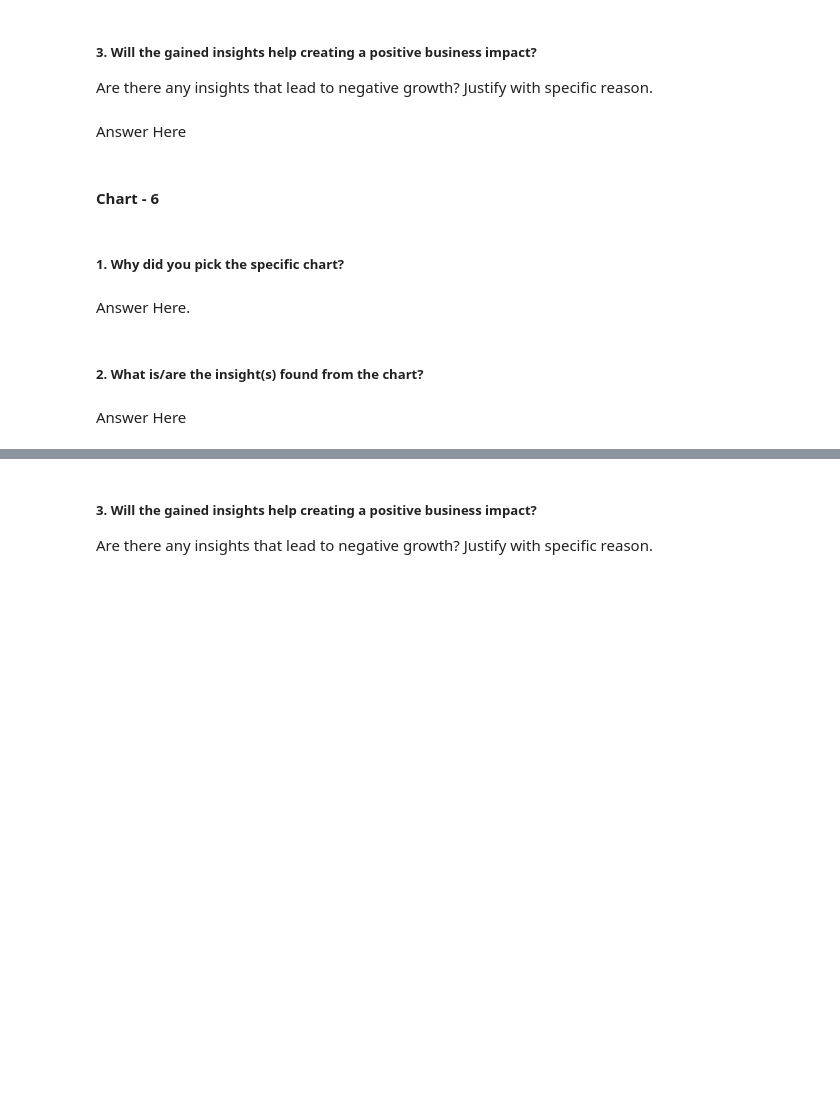
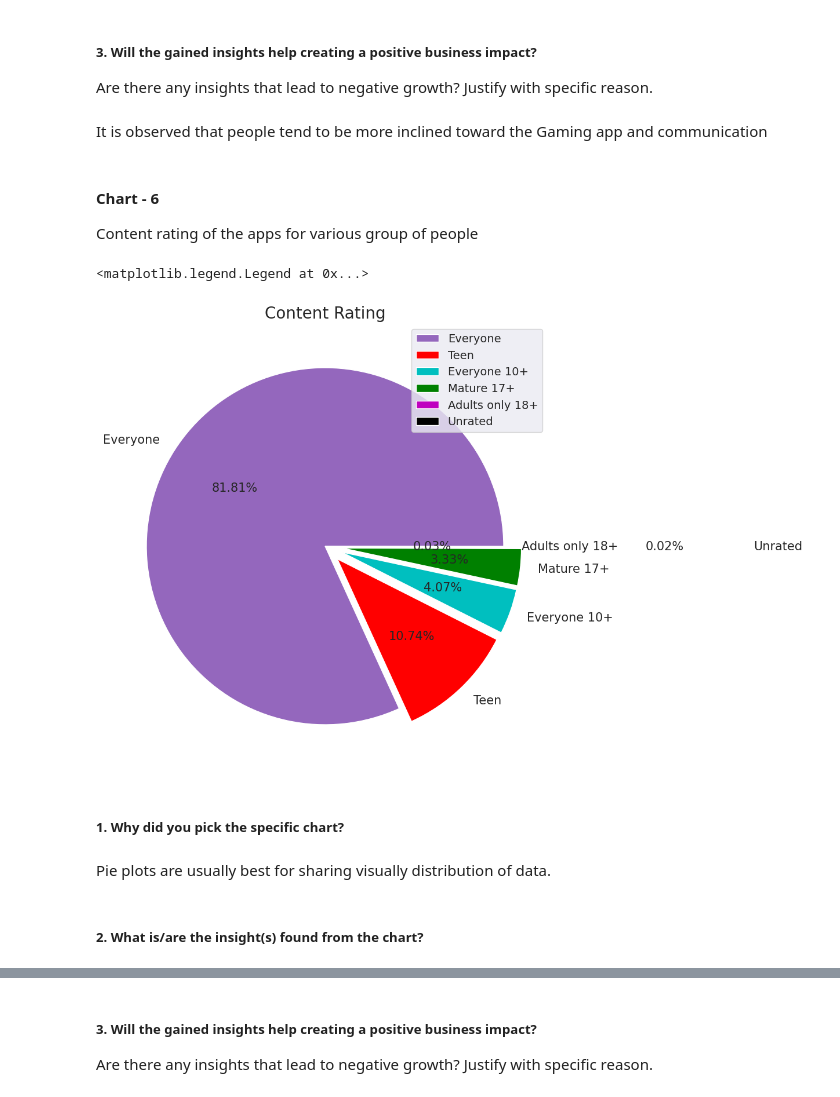
Before and after one commit to lukedanieldone/Play-Store-EDA, a Jupyter notebook: Playstore_EDA_Analysis.ipynb, the cells around one changed output, grey strips where cells are left out. Saved outputs shown, nothing was run; the diff lists cells and outputs as text; code cells hidden in the pictures; blank space fills up the shorter version.

```diff
--- a/Playstore_EDA_Analysis.ipynb
+++ b/Playstore_EDA_Analysis.ipynb
@@ -621,7 +633,3 @@ Answer Here
 # %% [markdown]
 ##### 3. Will the gained insights help creating a positive business impact?
 Are there any insights that lead to negative growth? Justify with specific reason.
-# %% [markdown]
-Answer Here
-# %% [markdown]
-#### Chart - 6
@@ -630,8 +636,27 @@ Answer Here
+# %% [markdown]
+It is observed that people tend to be more inclined toward the Gaming app and communication
+# %% [markdown]
+#### Chart - 6
+Content rating of the apps for various group of people
+# %%
+# Chart - 6 visualization code
+ # Content rating of the apps for diff age group of people
+data = df['Content Rating'].value_counts()
+labels = ['Everyone', 'Teen', 'Everyone 10+', 'Mature 17+','Adults only 18+', 'Unrated']
+
+#create pie chart
+plt.figure(figsize=(10,10))
+explode=(0,0.1,0.1,0.1,0.0,1.3)
+colors = ['C4', 'r', 'c', 'g', 'm', 'k']
+plt.pie(data, labels = labels, colors = colors, autopct='%.2f%%',explode=explode,textprops={'fontsize': 15})
+plt.title('Content Rating',size=20,loc='center')
+plt.legend()
+# %% [output]
+<matplotlib.legend.Legend at 0x...>
+[figure, added]
 # %% [markdown]
 ##### 1. Why did you pick the specific chart?
-# %% [markdown]
-Answer Here.
+# %% [markdown]
+Pie plots are usually best for sharing visually distribution of data.
 # %% [markdown]
 ##### 2. What is/are the insight(s) found from the chart?
-# %% [markdown]
-Answer Here
```
Also changed, not shown: parts of 17 cells of this notebook.
